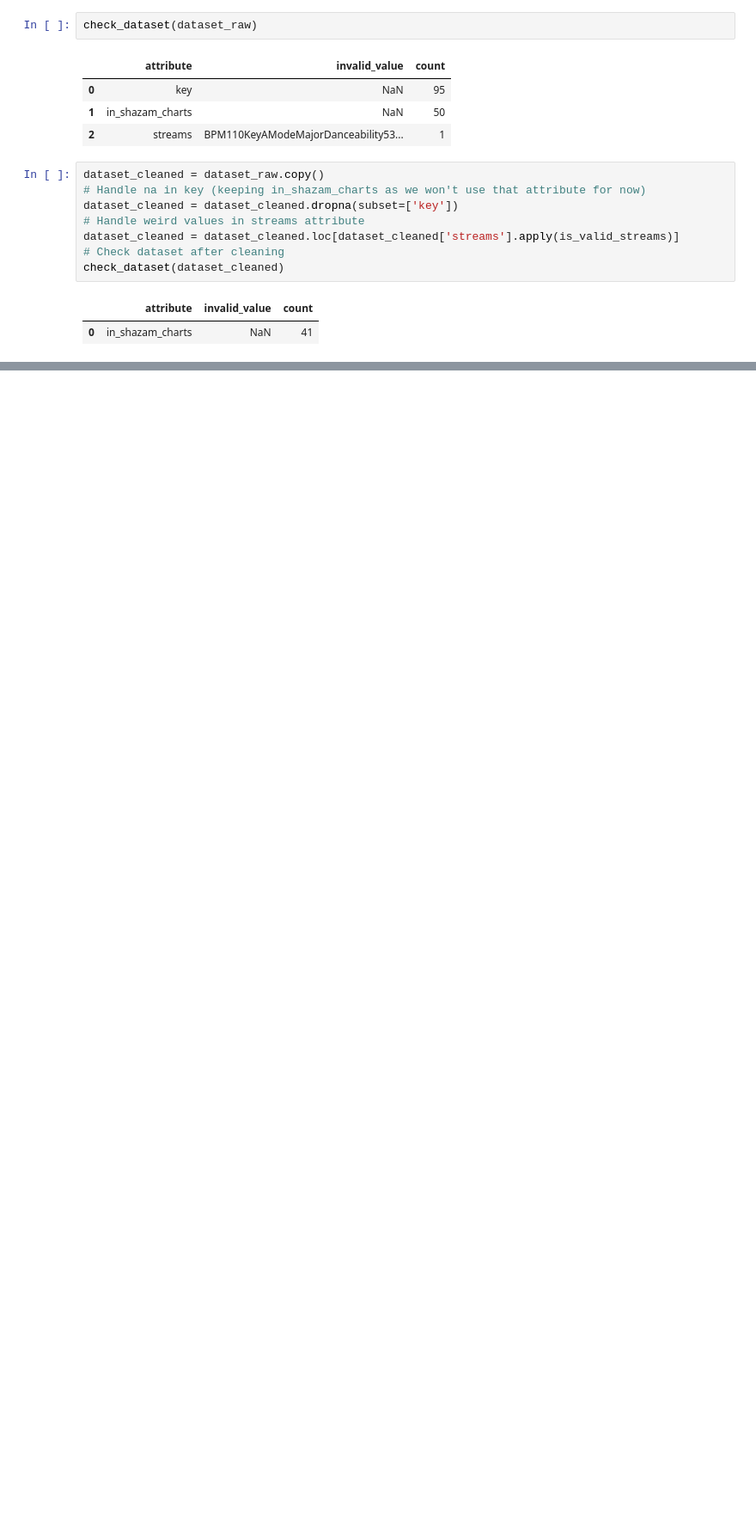
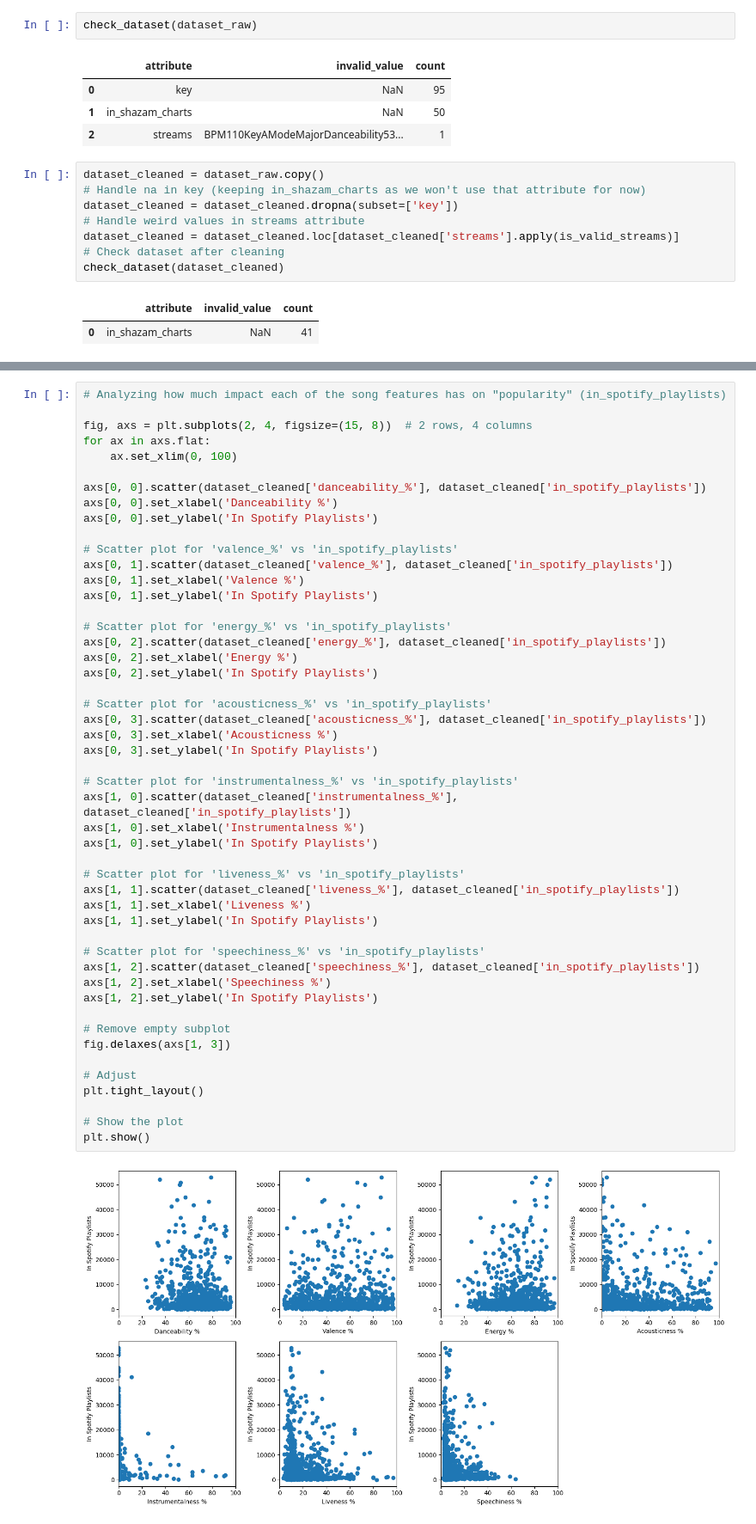
Before and after one commit to juanma-rm/ML_misc, a Jupyter notebook: Most_Streamed_Spotify_Songs_2023/spotify-2023.ipynb, the cells around one changed output, grey strips where cells are left out. Shown at 86% size. Cells and saved outputs as stored; diff of their text form; blank space fills up the shorter version.

```diff
--- a/Most_Streamed_Spotify_Songs_2023/spotify-2023.ipynb
+++ b/Most_Streamed_Spotify_Songs_2023/spotify-2023.ipynb
@@ -189,0 +253,51 @@ check_dataset(dataset_cleaned)
+# %%
+# Analyzing how much impact each of the song features has on "popularity" (in_spotify_playlists)
+
+fig, axs = plt.subplots(2, 4, figsize=(15, 8))  # 2 rows, 4 columns
+for ax in axs.flat:
+    ax.set_xlim(0, 100)
+
+axs[0, 0].scatter(dataset_cleaned['danceability_%'], dataset_cleaned['in_spotify_playlists'])
+axs[0, 0].set_xlabel('Danceability %')
+axs[0, 0].set_ylabel('In Spotify Playlists')
+
+# Scatter plot for 'valence_%' vs 'in_spotify_playlists'
+axs[0, 1].scatter(dataset_cleaned['valence_%'], dataset_cleaned['in_spotify_playlists'])
+axs[0, 1].set_xlabel('Valence %')
+axs[0, 1].set_ylabel('In Spotify Playlists')
+
+# Scatter plot for 'energy_%' vs 'in_spotify_playlists'
+axs[0, 2].scatter(dataset_cleaned['energy_%'], dataset_cleaned['in_spotify_playlists'])
+axs[0, 2].set_xlabel('Energy %')
+axs[0, 2].set_ylabel('In Spotify Playlists')
+
+# Scatter plot for 'acousticness_%' vs 'in_spotify_playlists'
+axs[0, 3].scatter(dataset_cleaned['acousticness_%'], dataset_cleaned['in_spotify_playlists'])
+axs[0, 3].set_xlabel('Acousticness %')
+axs[0, 3].set_ylabel('In Spotify Playlists')
+
+# Scatter plot for 'instrumentalness_%' vs 'in_spotify_playlists'
+axs[1, 0].scatter(dataset_cleaned['instrumentalness_%'], dataset_cleaned['in_spotify_playlists'])
+axs[1, 0].set_xlabel('Instrumentalness %')
+axs[1, 0].set_ylabel('In Spotify Playlists')
+
+# Scatter plot for 'liveness_%' vs 'in_spotify_playlists'
+axs[1, 1].scatter(dataset_cleaned['liveness_%'], dataset_cleaned['in_spotify_playlists'])
+axs[1, 1].set_xlabel('Liveness %')
+axs[1, 1].set_ylabel('In Spotify Playlists')
+
+# Scatter plot for 'speechiness_%' vs 'in_spotify_playlists'
+axs[1, 2].scatter(dataset_cleaned['speechiness_%'], dataset_cleaned['in_spotify_playlists'])
+axs[1, 2].set_xlabel('Speechiness %')
+axs[1, 2].set_ylabel('In Spotify Playlists')
+
+# Remove empty subplot
+fig.delaxes(axs[1, 3])
+
+# Adjust
+plt.tight_layout()
+
+# Show the plot
+plt.show()
+# %% [output]
+[figure, added]
```
Also changed, not shown: parts of 10 cells of this notebook.
